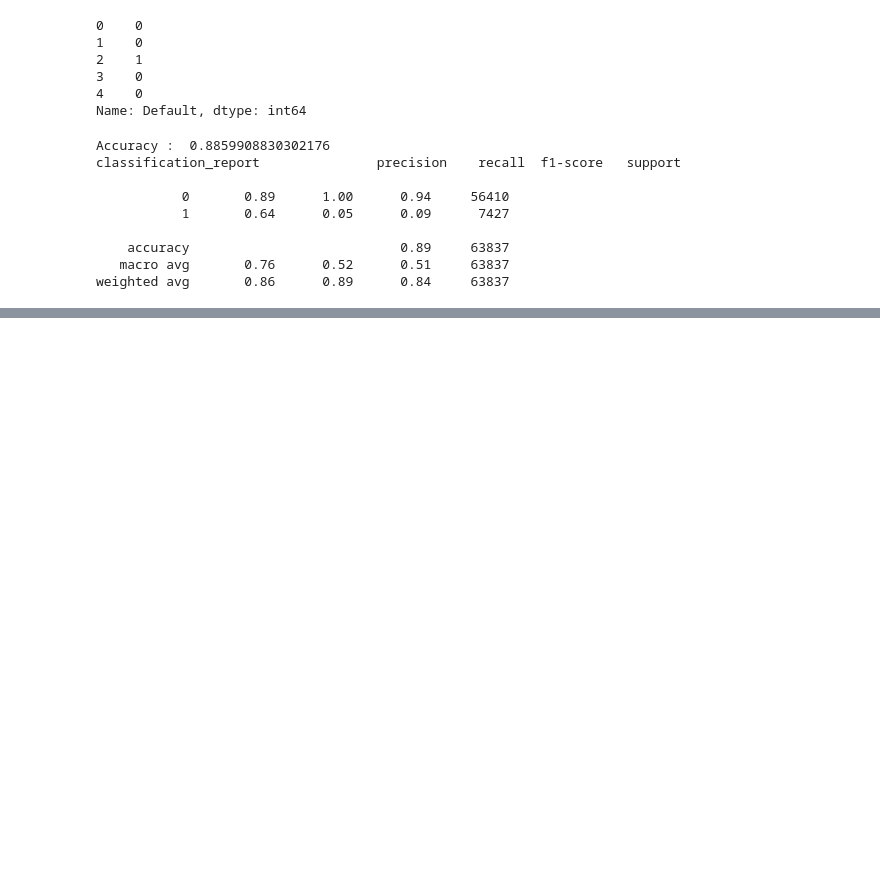
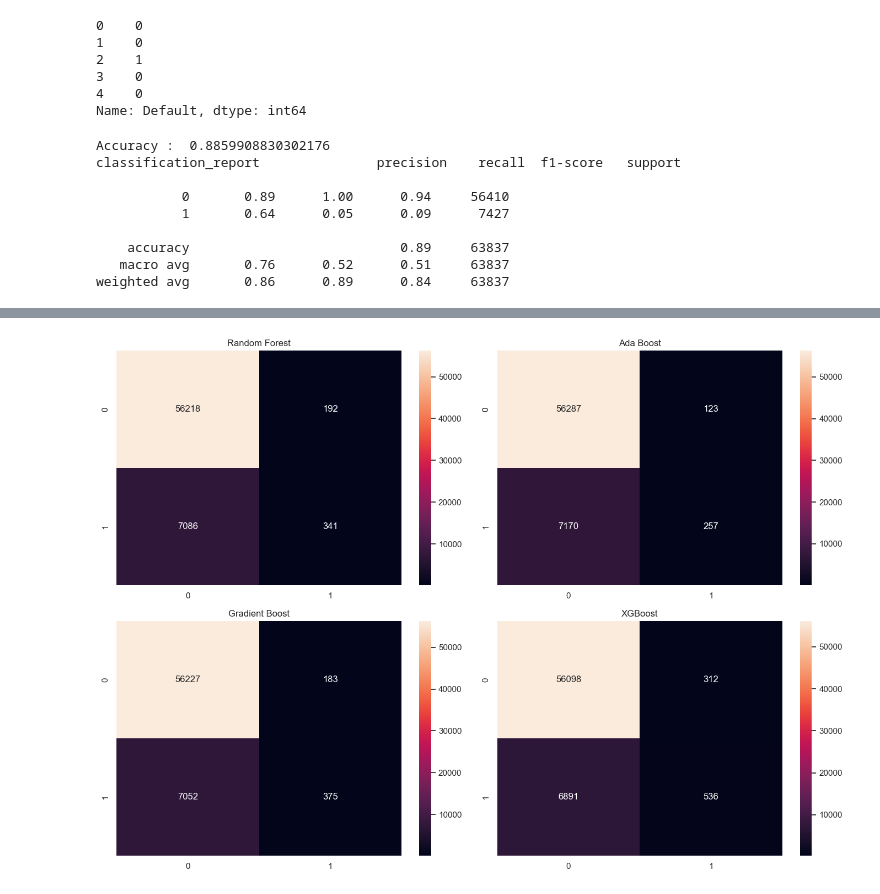
Before and after one commit to Pankaj-Str/Complete-Python-Mastery, a Jupyter notebook: 00 Lecture/lecture14/ML/8 Dec 2025/Bagging & boosting.ipynb, the cells around one changed output, grey strips where cells are left out. Saved outputs shown, nothing was run; the diff lists cells and outputs as text; code cells hidden in the pictures; blank space fills up the shorter version.

```diff
--- a/00 Lecture/lecture14/ML/8 Dec 2025/Bagging & boosting.ipynb
+++ b/00 Lecture/lecture14/ML/8 Dec 2025/Bagging & boosting.ipynb
@@ -133,0 +151,14 @@ weighted avg       0.86      0.89      0.84     63837
+# %%
+# xgboost
+xgb = XGBClassifier(
+    n_estimators=300,
+    learning_rate= 0.05,
+    max_depth=4,
+    subsample=0.8,
+    random_state=42,
+    eval_metric="logloss"
+)
+xgb.fit(X_train,y_train)
+xgb_pred = xgb.predict(X_test)
+print("Accuracy : ",accuracy_score(y_test,xgb_pred))
+print("classification_report" ,classification_report(y_test,xgb_pred))
@@ -133,0 +175,11 @@ weighted avg       0.86      0.89      0.84     63837
+# %%
+# adaboost
+ada = AdaBoostClassifier(
+    n_estimators = 150,
+    learning_rate = 0.5,
+    random_state= 42
+)
+ada.fit(X_train,y_train)
+ada_pred = ada.predict(X_test)
+print("Accuracy : ",accuracy_score(y_test,ada_pred))
+print("classification_report" ,classification_report(y_test,ada_pred))
@@ -133,0 +196,16 @@ weighted avg       0.86      0.89      0.84     63837
+# %%
+# Confusion matrices
+fig,axes = plt.subplots(2,2,figsize=(14,10))
+models = [
+    ("Random Forest",rf_pred),
+    ("Ada Boost",ada_pred),
+    ("Gradient Boost",gb_pred),
+    ("XGBoost",xgb_pred)
+]
+for ax , (title,pred) in zip(axes.flatten(),models):
+    sns.heatmap(confusion_matrix(y_test,pred),annot=True,fmt="d",ax=ax)
+    ax.set_title(title)
+plt.tight_layout()
+plt.show()
+# %% [output]
+[figure, added]
```
Also changed, not shown: parts of 6 cells of this notebook, 9 other files.
